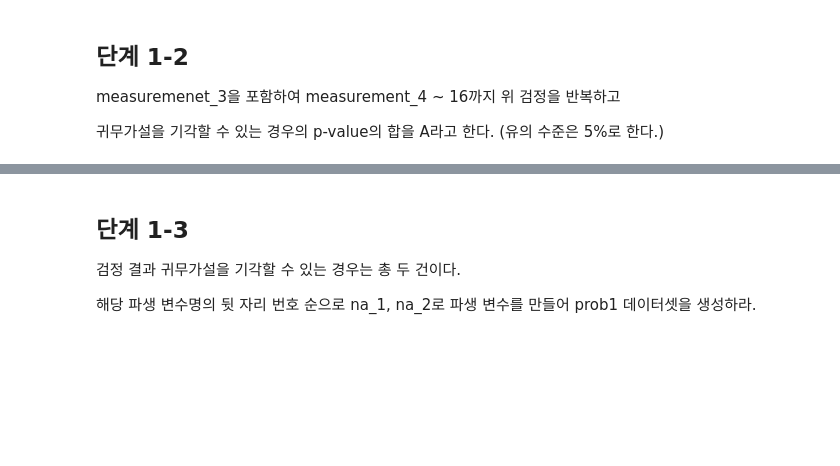
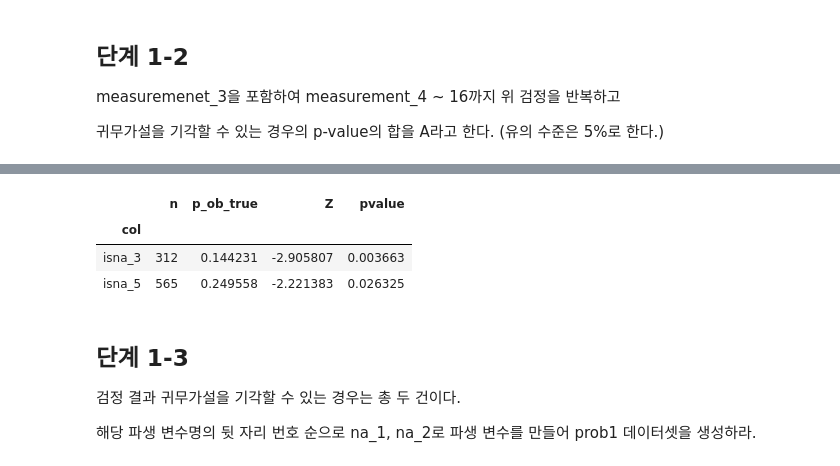
Before and after one commit to sunkusun9/DS_Lv3_2406, a Jupyter notebook: sec_ds_lv3_prob1_prob.ipynb, the cells around one changed output, grey strips where cells are left out. Drawn from its saved outputs; the diff is of its cells as text; code cells hidden in the pictures; blank space fills up the shorter version.

```diff
--- a/sec_ds_lv3_prob1_prob.ipynb
+++ b/sec_ds_lv3_prob1_prob.ipynb
@@ -310,3 +364,25 @@ $P(failure=True|isna_{3}=True)$은 표본수가 충분하여 중심극한정리
 measuremenet_3을 포함하여 measurement_4 ~ 16까지 위 검정을 반복하고
 
 귀무가설을 기각할 수 있는 경우의 p-value의 합을 A라고 한다. (유의 수준은 5%로 한다.)
+# %%
+from scipy.stats import norm
+# 베르누이 분포 평균: p  분산: p(1-p)
+p = 0.2114 # 귀무가설이 맞다고 한다면 P(failure=True|isna3=True) = 0.2114
+p_sam_true = p # 표본 평균(비율)
+A = 0
+results = list()
+for i in range(3, 17):
+    col = 'isna_{}'.format(i)
+    n = df_basetable[col].sum()
+    p_sam_var = p * (1 - p) / n # 표본 분산 모분산 / 표본수
+    p_ob_true = df_basetable.loc[df_basetable[col], 'failure'].mean()
+
+    Z = (p_ob_true - p_sam_true) / (p_sam_var ** 0.5)
+    Z = -abs(Z)
+    pvalue = norm.cdf(Z) * 2
+    if pvalue < 0.05:
+        A += pvalue
+        print("*", col, n, p_ob_true, Z, pvalue)
+    else:
+        print(col, n, p_ob_true, Z, pvalue)
+    results.append(pd.Series([col, n, p_ob_true, Z, pvalue], index=['col', 'n', 'p_ob_true', 'Z', 'pvalue']))
@@ -313,3 +404,11 @@ measuremenet_3을 포함하여 measurement_4 ~ 16까지 위 검정을 반복하
+# %%
+df_results = pd.DataFrame(results).set_index('col')
+df_results.query('pvalue < 0.05')
+# %% [output]
+|  | n | p_ob_true | Z | pvalue |
+| col |  |  |  |  |
+| isna_3 | 312 | 0.144231 | -2.905807 | 0.003663 |
+| isna_5 | 565 | 0.249558 | -2.221383 | 0.026325 |
 # %% [markdown]
 ## 단계 1-3
 
```
Also changed, not shown: parts of 15 cells of this notebook.
